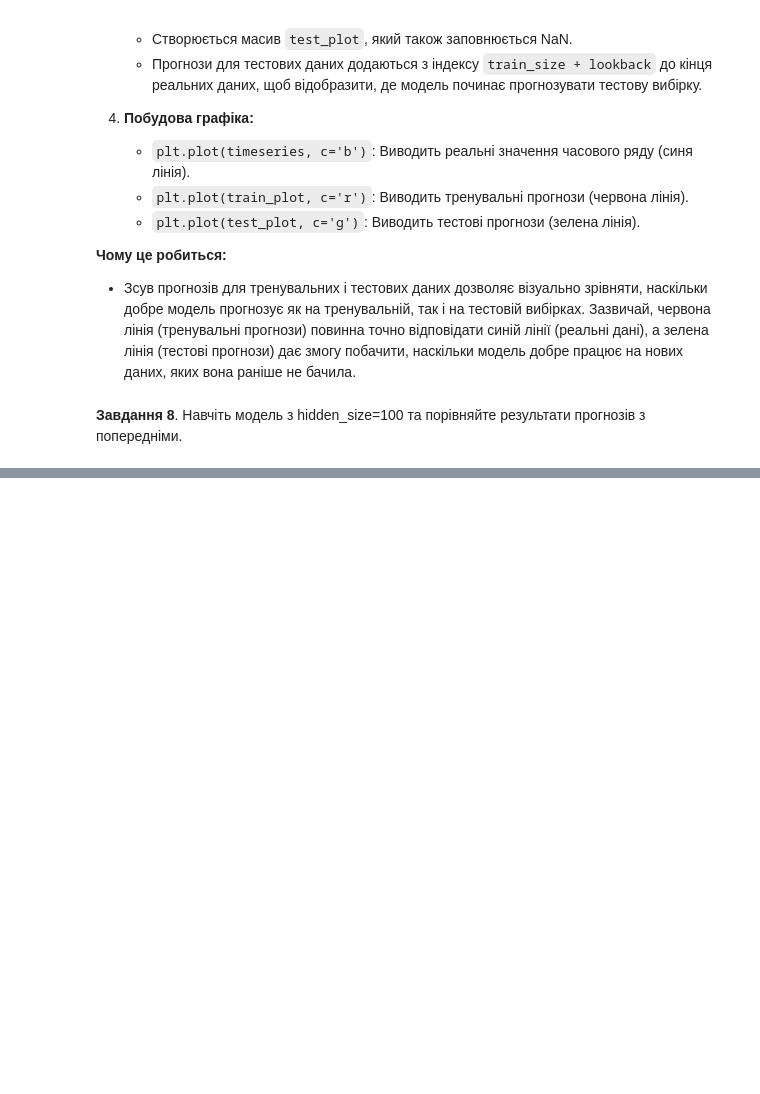
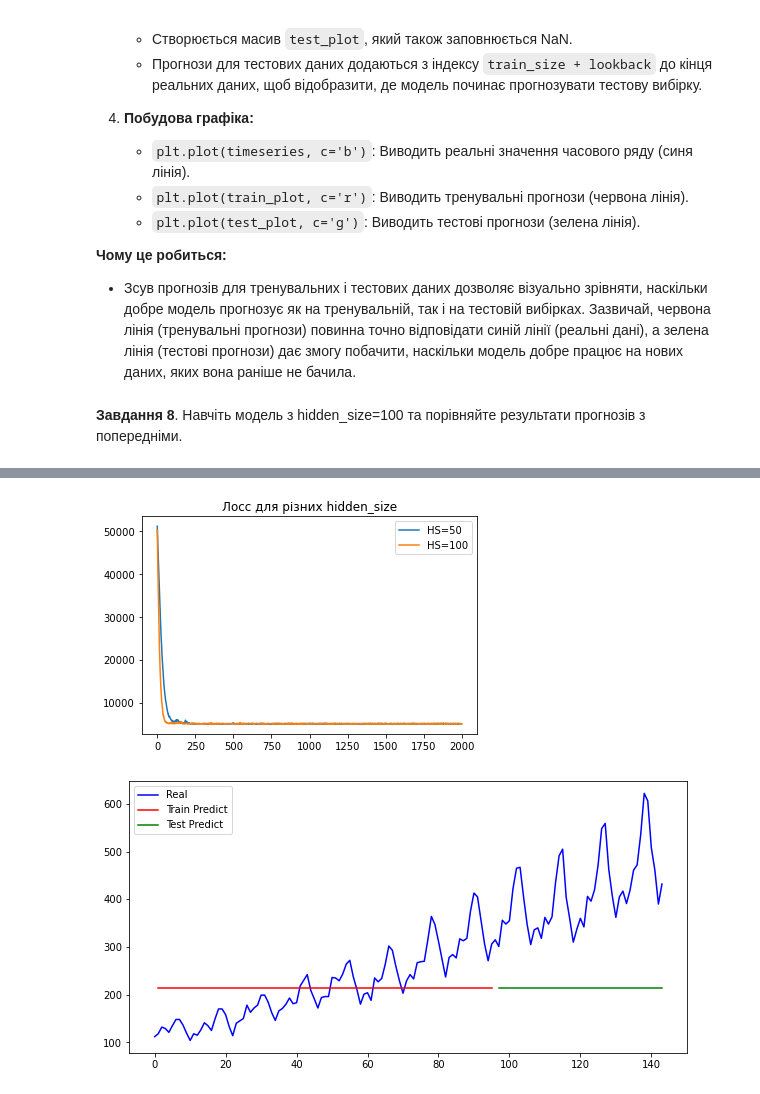
Before and after one commit to LiubovRev/Fake-News-Detector, a Jupyter notebook: RNN-LSTM/LSTM_для_прогнозування_часових_рядів.ipynb, the cells around one changed output, grey strips where cells are left out. Drawn from its saved outputs; the diff is of its cells as text; code cells hidden in the pictures; blank space fills up the shorter version.

```diff
--- a/RNN-LSTM/LSTM_для_прогнозування_часових_рядів.ipynb
+++ b/RNN-LSTM/LSTM_для_прогнозування_часових_рядів.ipynb
@@ -471,0 +296,29 @@ plot_predicts_h100()
+# %%
+model2 = AirModel(hidden_size=100, num_layers=1)
+optimizer2 = torch.optim.Adam(model2.parameters(), lr=0.01)
+loss_fn = nn.MSELoss()
+losses2 = []
+
+for epoch in range(2000):
+    model2.train()
+    batch_losses = []
+
+    for Xb, yb in train_loader:
+        pred = model2(Xb)
+        loss = loss_fn(pred, yb)
+
+        optimizer2.zero_grad()
+        loss.backward()
+        optimizer2.step()
+
+        batch_losses.append(loss.item())
+
+    losses2.append(np.mean(batch_losses))
+
+    if epoch % 100 == 0:
+        model2.eval()
+        with torch.no_grad():
+            train_rmse = torch.sqrt(loss_fn(model2(X_train), y_train)).item()
+            test_rmse = torch.sqrt(loss_fn(model2(X_test), y_test)).item()
+
+        print(f"[HS=100] Epoch {epoch}: train RMSE {train_rmse:.4f}, test RMSE {test_rmse:.4f}")
@@ -471,0 +346,12 @@ plot_predicts_h100()
+# %%
+plt.plot(losses, label="HS=50")
+plt.plot(losses2, label="HS=100")
+plt.legend()
+plt.title("Лосс для різних hidden_size")
+plt.show()
+
+model = model2
+plot_predicts()
+# %% [output]
+[figure, added]
+[figure, added]
```
Also changed, not shown: parts of 21 cells of this notebook.
